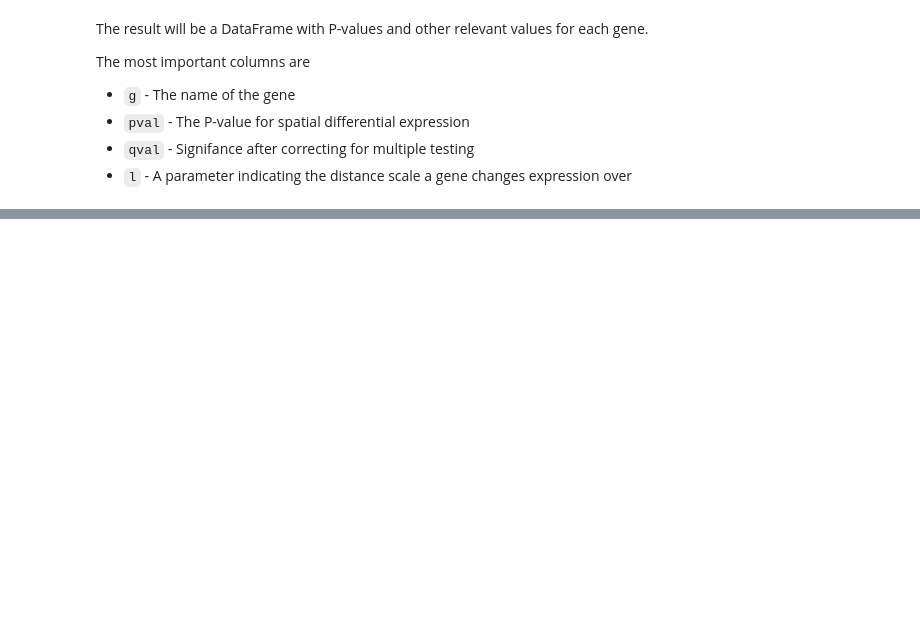
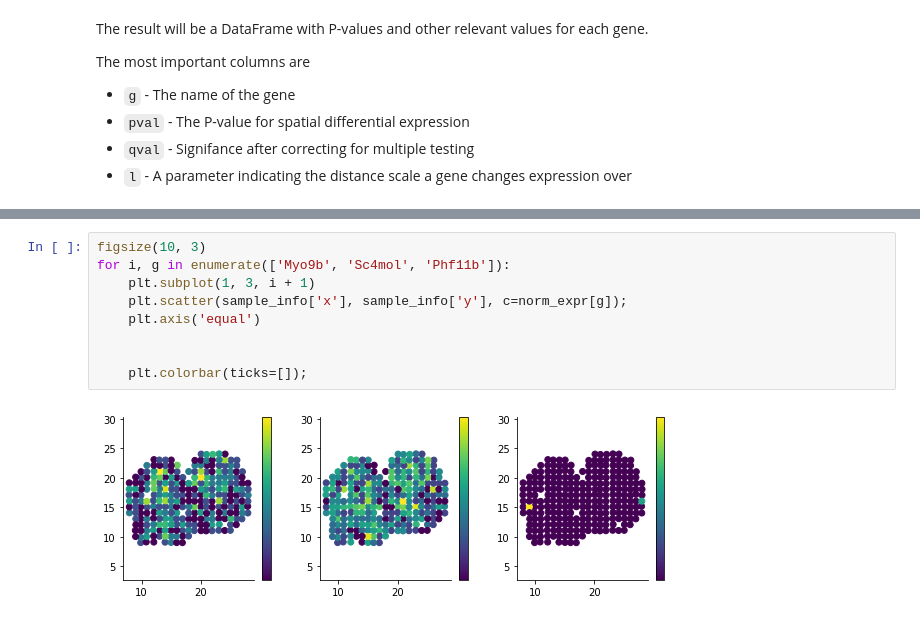
Before and after one commit to Teichlab/SpatialDE, a Jupyter notebook: README.ipynb, the cells around one changed output, grey strips where cells are left out. Saved outputs shown, nothing was run; the diff lists cells and outputs as text; blank space fills up the shorter version.

```diff
--- a/README.ipynb
+++ b/README.ipynb
@@ -126,0 +180,11 @@ We detected a few spatially differentially expressed genes, _Cck_ and _Ptn_ for
+# %%
+figsize(10, 3)
+for i, g in enumerate(['Myo9b', 'Sc4mol', 'Phf11b']):
+    plt.subplot(1, 3, i + 1)
+    plt.scatter(sample_info['x'], sample_info['y'], c=norm_expr[g]);
+    plt.axis('equal')
+
+
+    plt.colorbar(ticks=[]);
+# %% [output]
+[figure, added]
```
Also changed, not shown: parts of 16 cells of this notebook, 5 other files.
